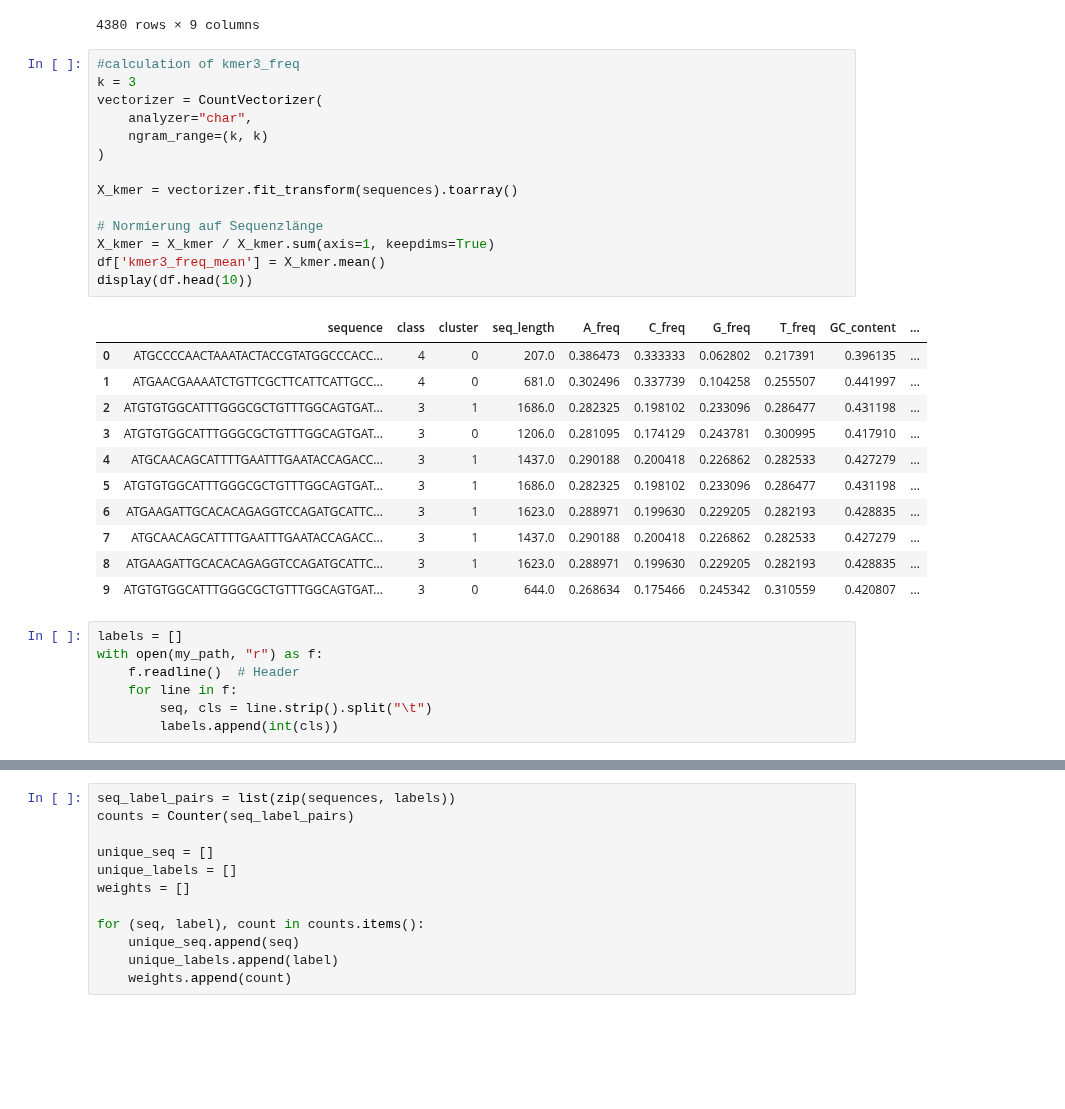
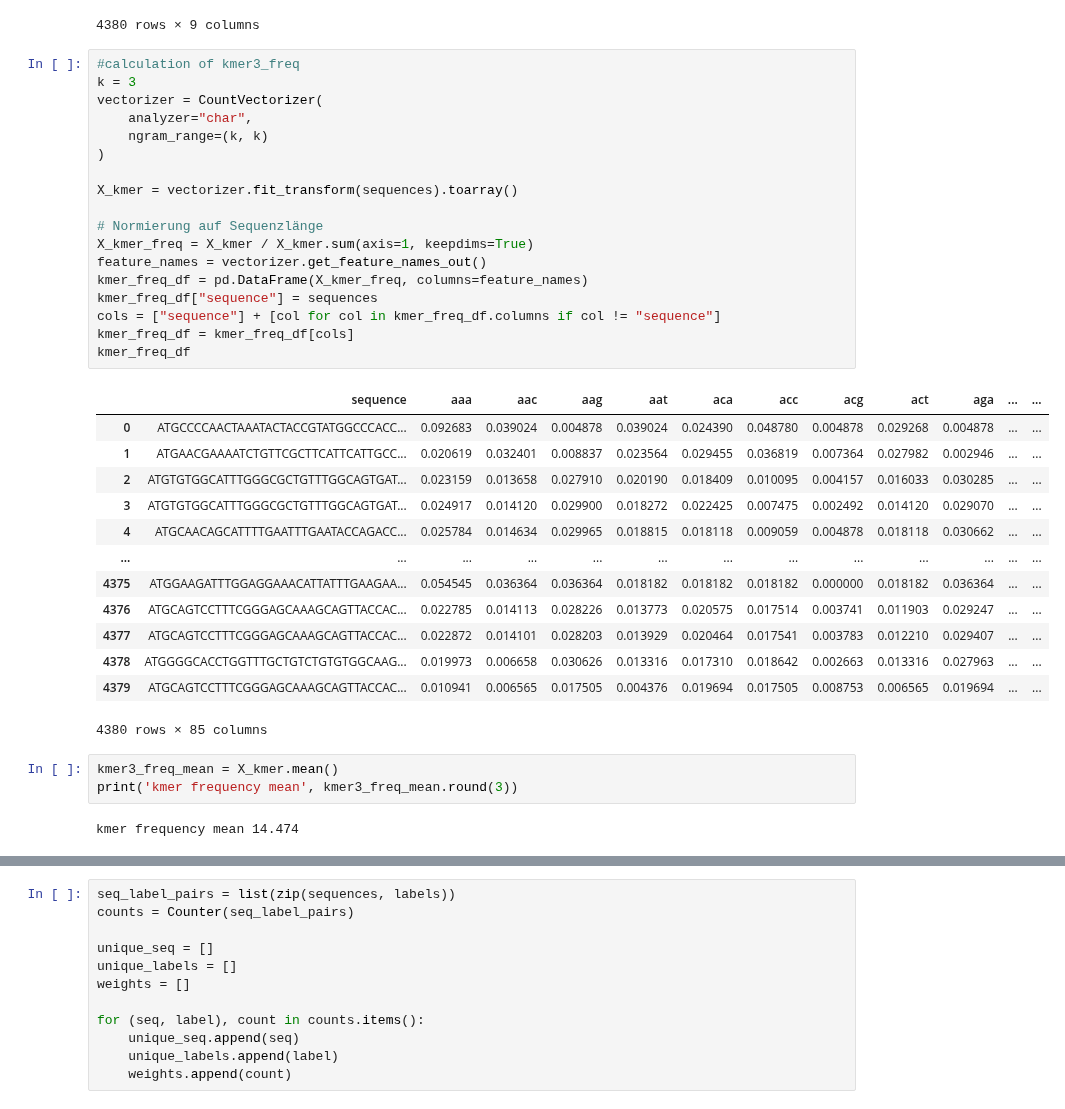
Before and after one commit to YamenNahhas/my-data-project, a Jupyter notebook: notebooks/DNA classification/Human Data Sequnence.ipynb, the cells around one changed output, grey strips where cells are left out. Cells and saved outputs as stored; diff of their text form; blank space fills up the shorter version.

Commit message:
additional calculation for kmers

```diff
--- a/notebooks/DNA classification/Human Data Sequnence.ipynb
+++ b/notebooks/DNA classification/Human Data Sequnence.ipynb
@@ -245,33 +245,37 @@ display(df)
 # %%
 #calculation of kmer3_freq
 k = 3
 vectorizer = CountVectorizer(
     analyzer="char",
     ngram_range=(k, k)
 )
 
 X_kmer = vectorizer.fit_transform(sequences).toarray()
 
 # Normierung auf Sequenzlänge
-X_kmer = X_kmer / X_kmer.sum(axis=1, keepdims=True)
-df['kmer3_freq_mean'] = X_kmer.mean()
-display(df.head(10))
+X_kmer_freq = X_kmer / X_kmer.sum(axis=1, keepdims=True)
+feature_names = vectorizer.get_feature_names_out()
+kmer_freq_df = pd.DataFrame(X_kmer_freq, columns=feature_names)
+kmer_freq_df["sequence"] = sequences
+cols = ["sequence"] + [col for col in kmer_freq_df.columns if col != "sequence"]
+kmer_freq_df = kmer_freq_df[cols]
+kmer_freq_df
 # %% [output]
-|  | sequence | class | cluster | seq_length | A_freq | C_freq | G_freq | T_freq | GC_content | ... |
-| 0 | ATGCCCCAACTAAATACTACCGTATGGCCCACC... | 4 | 0 | 207.0 | 0.386473 | 0.333333 | 0.062802 | 0.217391 | 0.396135 | ... |
-| 1 | ATGAACGAAAATCTGTTCGCTTCATTCATTGCC... | 4 | 0 | 681.0 | 0.302496 | 0.337739 | 0.104258 | 0.255507 | 0.441997 | ... |
-| 2 | ATGTGTGGCATTTGGGCGCTGTTTGGCAGTGAT... | 3 | 1 | 1686.0 | 0.282325 | 0.198102 | 0.233096 | 0.286477 | 0.431198 | ... |
-| 3 | ATGTGTGGCATTTGGGCGCTGTTTGGCAGTGAT... | 3 | 0 | 1206.0 | 0.281095 | 0.174129 | 0.243781 | 0.300995 | 0.417910 | ... |
-| 4 | ATGCAACAGCATTTTGAATTTGAATACCAGACC... | 3 | 1 | 1437.0 | 0.290188 | 0.200418 | 0.226862 | 0.282533 | 0.427279 | ... |
-| 5 | ATGTGTGGCATTTGGGCGCTGTTTGGCAGTGAT... | 3 | 1 | 1686.0 | 0.282325 | 0.198102 | 0.233096 | 0.286477 | 0.431198 | ... |
-| 6 | ATGAAGATTGCACACAGAGGTCCAGATGCATTC... | 3 | 1 | 1623.0 | 0.288971 | 0.199630 | 0.229205 | 0.282193 | 0.428835 | ... |
-| 7 | ATGCAACAGCATTTTGAATTTGAATACCAGACC... | 3 | 1 | 1437.0 | 0.290188 | 0.200418 | 0.226862 | 0.282533 | 0.427279 | ... |
-| 8 | ATGAAGATTGCACACAGAGGTCCAGATGCATTC... | 3 | 1 | 1623.0 | 0.288971 | 0.199630 | 0.229205 | 0.282193 | 0.428835 | ... |
-| 9 | ATGTGTGGCATTTGGGCGCTGTTTGGCAGTGAT... | 3 | 0 | 644.0 | 0.268634 | 0.175466 | 0.245342 | 0.310559 | 0.420807 | ... |
+|  | sequence | aaa | aac | aag | aat | aca | acc | acg | act | aga | ... | ... |
+| 0 | ATGCCCCAACTAAATACTACCGTATGGCCCACC... | 0.092683 | 0.039024 | 0.004878 | 0.039024 | 0.024390 | 0.048780 | 0.004878 | 0.029268 | 0.004878 | ... | ... |
+| 1 | ATGAACGAAAATCTGTTCGCTTCATTCATTGCC... | 0.020619 | 0.032401 | 0.008837 | 0.023564 | 0.029455 | 0.036819 | 0.007364 | 0.027982 | 0.002946 | ... | ... |
+| 2 | ATGTGTGGCATTTGGGCGCTGTTTGGCAGTGAT... | 0.023159 | 0.013658 | 0.027910 | 0.020190 | 0.018409 | 0.010095 | 0.004157 | 0.016033 | 0.030285 | ... | ... |
+| 3 | ATGTGTGGCATTTGGGCGCTGTTTGGCAGTGAT... | 0.024917 | 0.014120 | 0.029900 | 0.018272 | 0.022425 | 0.007475 | 0.002492 | 0.014120 | 0.029070 | ... | ... |
+| 4 | ATGCAACAGCATTTTGAATTTGAATACCAGACC... | 0.025784 | 0.014634 | 0.029965 | 0.018815 | 0.018118 | 0.009059 | 0.004878 | 0.018118 | 0.030662 | ... | ... |
+| ... | ... | ... | ... | ... | ... | ... | ... | ... | ... | ... | ... | ... |
+| 4375 | ATGGAAGATTTGGAGGAAACATTATTTGAAGAA... | 0.054545 | 0.036364 | 0.036364 | 0.018182 | 0.018182 | 0.018182 | 0.000000 | 0.018182 | 0.036364 | ... | ... |
+| 4376 | ATGCAGTCCTTTCGGGAGCAAAGCAGTTACCAC... | 0.022785 | 0.014113 | 0.028226 | 0.013773 | 0.020575 | 0.017514 | 0.003741 | 0.011903 | 0.029247 | ... | ... |
+| 4377 | ATGCAGTCCTTTCGGGAGCAAAGCAGTTACCAC... | 0.022872 | 0.014101 | 0.028203 | 0.013929 | 0.020464 | 0.017541 | 0.003783 | 0.012210 | 0.029407 | ... | ... |
+| 4378 | ATGGGGCACCTGGTTTGCTGTCTGTGTGGCAAG... | 0.019973 | 0.006658 | 0.030626 | 0.013316 | 0.017310 | 0.018642 | 0.002663 | 0.013316 | 0.027963 | ... | ... |
+| 4379 | ATGCAGTCCTTTCGGGAGCAAAGCAGTTACCAC... | 0.010941 | 0.006565 | 0.017505 | 0.004376 | 0.019694 | 0.017505 | 0.008753 | 0.006565 | 0.019694 | ... | ... |
+4380 rows × 85 columns
-# %%
-labels = []
-with open(my_path, "r") as f:
-    f.readline()  # Header
-    for line in f:
-        seq, cls = line.strip().split("\t")
-        labels.append(int(cls))
+# %%
+kmer3_freq_mean = X_kmer.mean()
+print('kmer frequency mean', kmer3_freq_mean.round(3))
+# %% [output]
+kmer frequency mean 14.474
```
Also changed, not shown: parts of 2 cells of this notebook.
